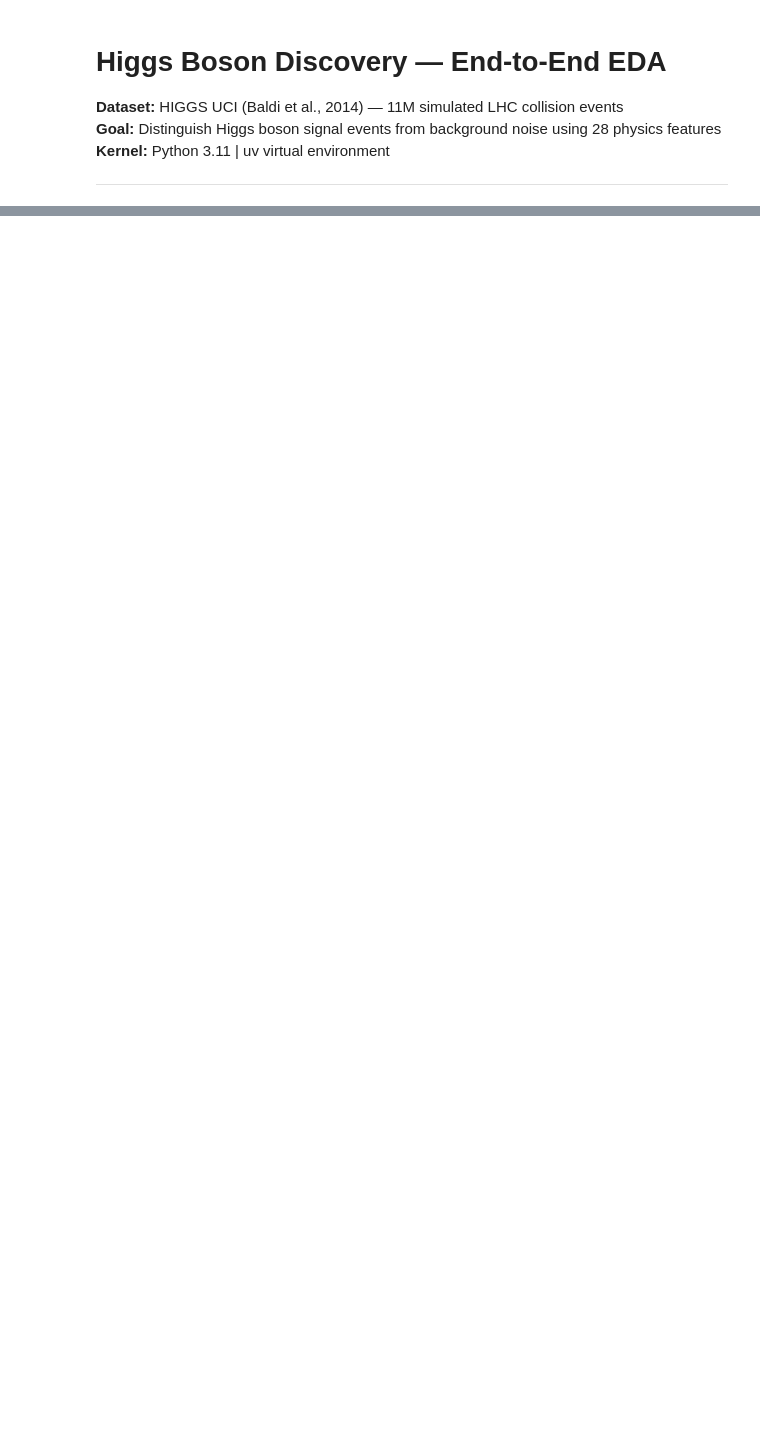
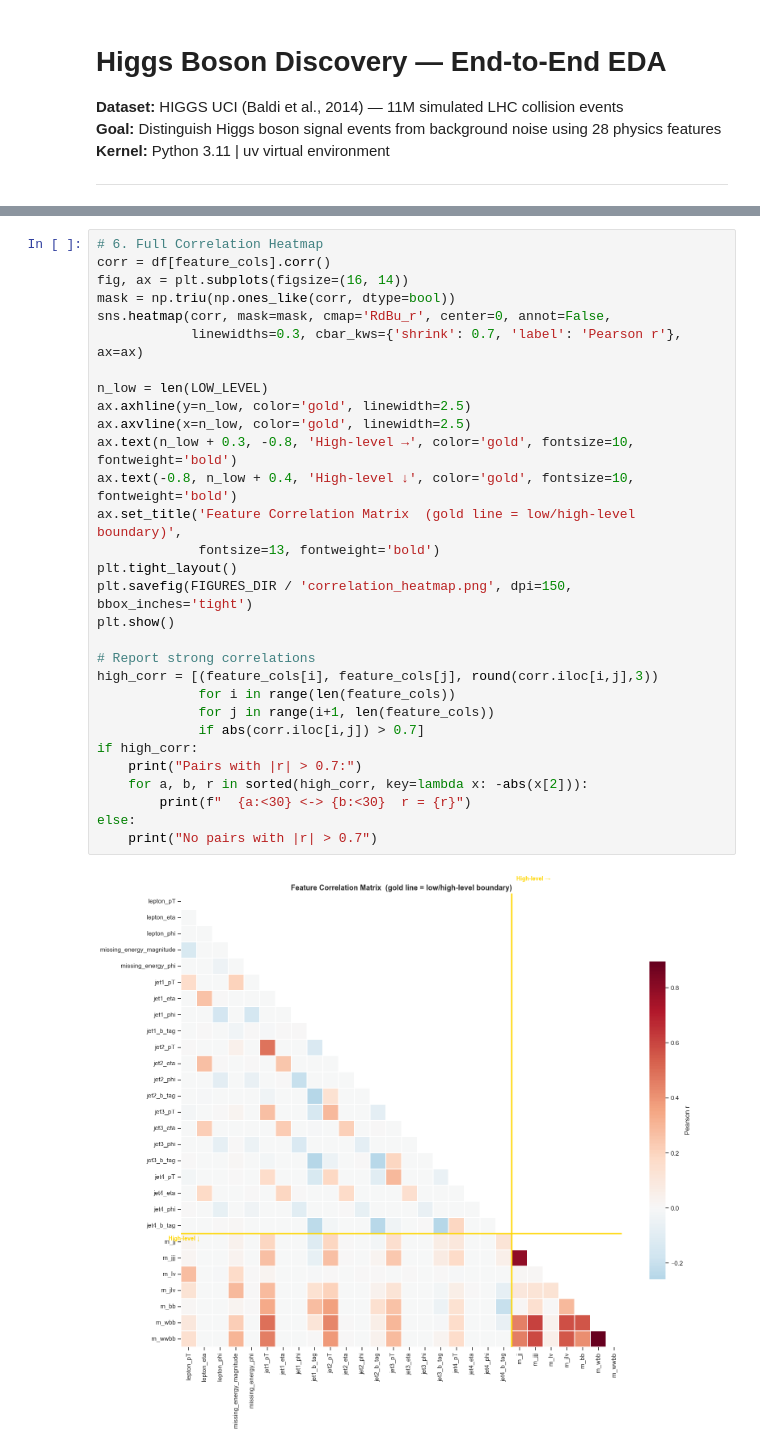
Before and after one commit to ashu-tagore/Higgs_EDA, a Jupyter notebook: notebooks/higgs_boson_eda.ipynb, the cells around one changed output, grey strips where cells are left out. Drawn from its saved outputs; the diff is of its cells as text; blank space fills up the shorter version.

```diff
--- a/notebooks/higgs_boson_eda.ipynb
+++ b/notebooks/higgs_boson_eda.ipynb
@@ -61,0 +323,32 @@ print(f"High-level features: {len(HIGH_LEVEL)}")
+# %%
+# 6. Full Correlation Heatmap
+corr = df[feature_cols].corr()
+fig, ax = plt.subplots(figsize=(16, 14))
+mask = np.triu(np.ones_like(corr, dtype=bool))
+sns.heatmap(corr, mask=mask, cmap='RdBu_r', center=0, annot=False,
+            linewidths=0.3, cbar_kws={'shrink': 0.7, 'label': 'Pearson r'}, ax=ax)
+
+n_low = len(LOW_LEVEL)
+ax.axhline(y=n_low, color='gold', linewidth=2.5)
+ax.axvline(x=n_low, color='gold', linewidth=2.5)
+ax.text(n_low + 0.3, -0.8, 'High-level →', color='gold', fontsize=10, fontweight='bold')
+ax.text(-0.8, n_low + 0.4, 'High-level ↓', color='gold', fontsize=10, fontweight='bold')
+ax.set_title('Feature Correlation Matrix  (gold line = low/high-level boundary)',
+             fontsize=13, fontweight='bold')
+plt.tight_layout()
+plt.savefig(FIGURES_DIR / 'correlation_heatmap.png', dpi=150, bbox_inches='tight')
+plt.show()
+
+# Report strong correlations
+high_corr = [(feature_cols[i], feature_cols[j], round(corr.iloc[i,j],3))
+             for i in range(len(feature_cols))
+             for j in range(i+1, len(feature_cols))
+             if abs(corr.iloc[i,j]) > 0.7]
+if high_corr:
+    print("Pairs with |r| > 0.7:")
+    for a, b, r in sorted(high_corr, key=lambda x: -abs(x[2])):
+        print(f"  {a:<30} <-> {b:<30}  r = {r}")
+else:
+    print("No pairs with |r| > 0.7")
+# %% [output]
+[figure, added]
```
Also changed, not shown: parts of 21 cells of this notebook, 5 other files.
